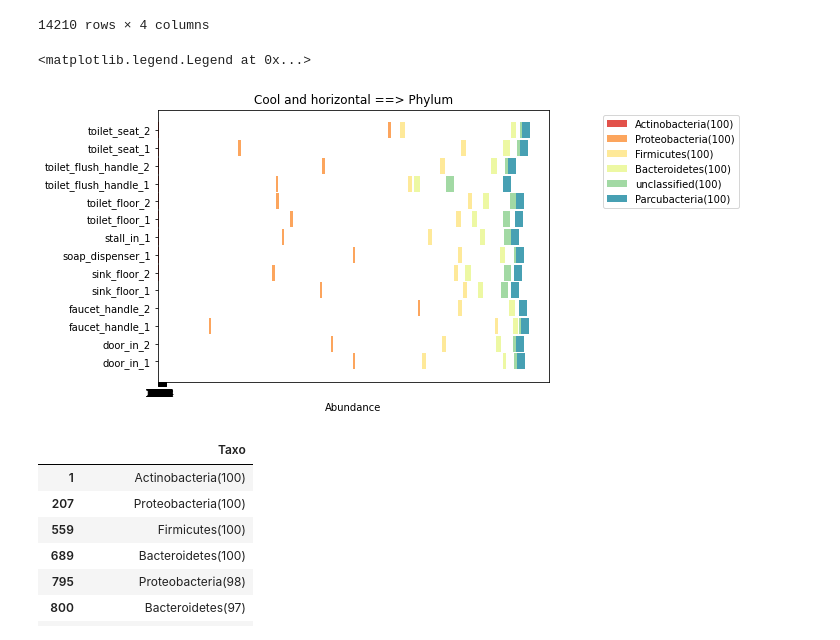
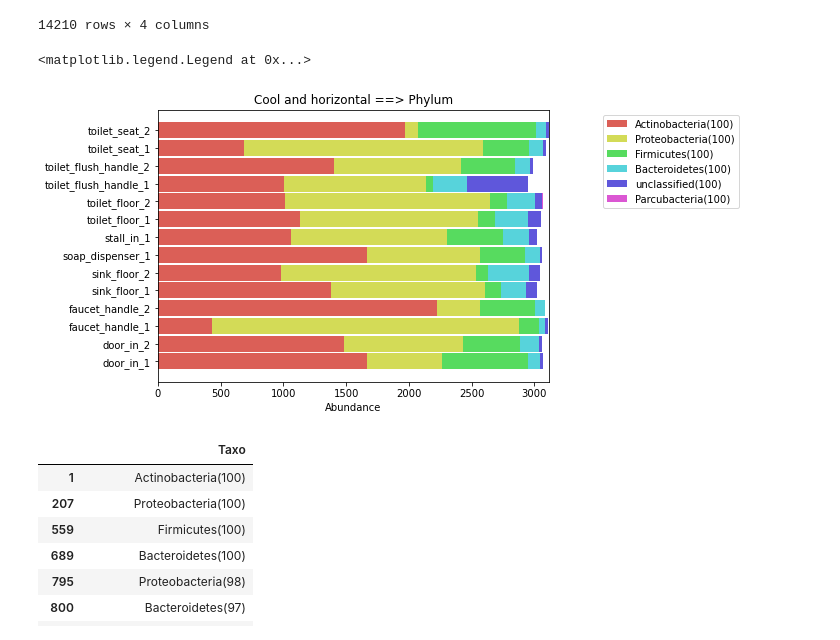
Before and after one commit to mmartelat/vdb_joha_marie, a Jupyter notebook: marieVDB.ipynb, the cells around one changed output. Cells and saved outputs as stored; diff of their text form; code cells hidden in the pictures.

Commit message:
figure barplot pour phylum

```diff
--- a/marieVDB.ipynb
+++ b/marieVDB.ipynb
@@ -977,37 +977,37 @@ vecteursComptage = np.delete(vecteursTrier, (0), axis=0)
 VecteursComptInverse=np.fliplr(np.rot90(vecteursComptage,3))
 
 N=len(VecteursComptInverse[0])
 ind = np.arange(N)
 
 l_loc = []
 for i in range(len(vecteursTaxo)):
     l_loc.append(VecteursComptInverse[i])
 
 height = 0.9
 fig = plt.figure(figsize=[7, 5])
 bars = []
-cols = sns.color_palette("Spectral",len(vecteursTaxo)) #COLORS
+cols = sns.color_palette("hls",len(vecteursTaxo)) #COLORS
 #NOTE:max colors for "colorblind" are 10, look for solution soon!
 cumulated = np.zeros(len(l_loc[0]),dtype=int)
 for i in range(len(vecteursTaxo)):
     if i == 0 :
-        tmpbarobject = plt.barh(ind,l_loc[i], height,color=cols[i])
+        tmpbarobject = plt.barh(ind,[int(elem) for elem in l_loc[i] ], height,color=cols[i])
     else:
-        tmpbarobject = plt.barh(ind, l_loc[i],height, left=cumulated, color=cols[i])
+        tmpbarobject = plt.barh(ind, [int(elem) for elem in l_loc[i] ],height, left=cumulated, color=cols[i])
 
     listeInt= [int(elem) for elem in l_loc[i] ]
     cumulated = np.add(listeInt,cumulated)
     bars.append(tmpbarobject[0])
 
 
 plt.xlabel('Abundance')
 plt.title('Cool and horizontal ==> ' + SELECTED)
 plt.yticks(ind, (localisation))
 # legende dehors du plot area avec: bbbox_to_anchor
 plt.legend(bars, vecteursTaxo, bbox_to_anchor=(1.5, 1))
 # %% [output]
 <matplotlib.legend.Legend at 0x...>
-[figure, old version]
+[figure, new version]
 # %%
 #Recupère les donnéer et format en Df
 dicoTaxoTest = getDicoTaxo(df)
```
